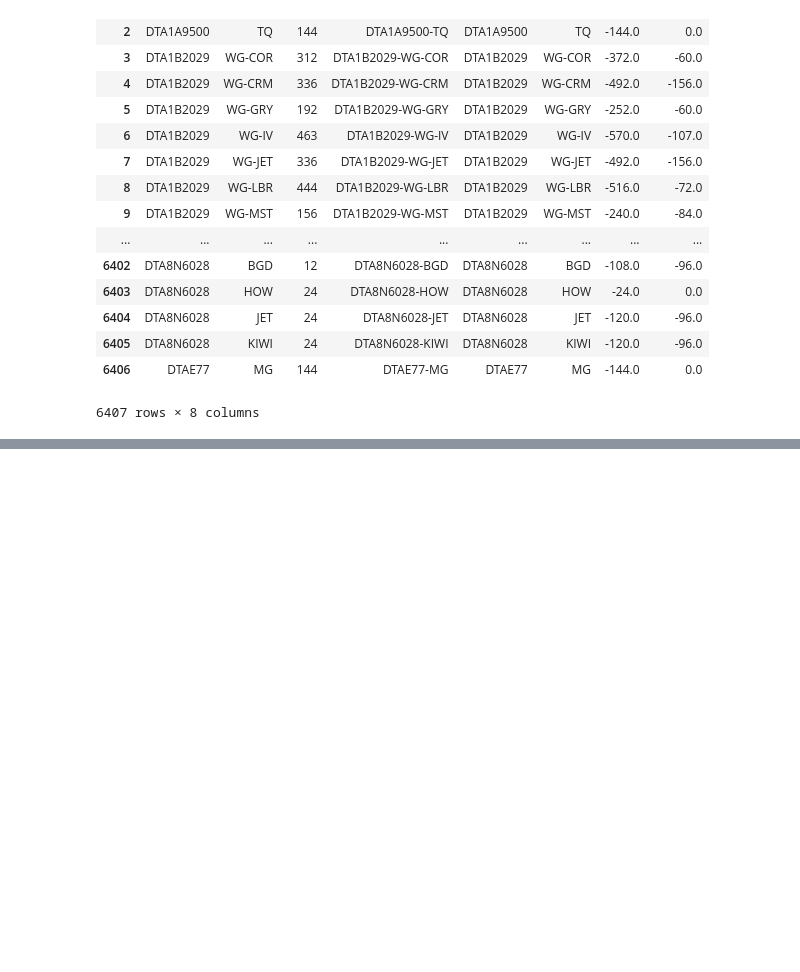
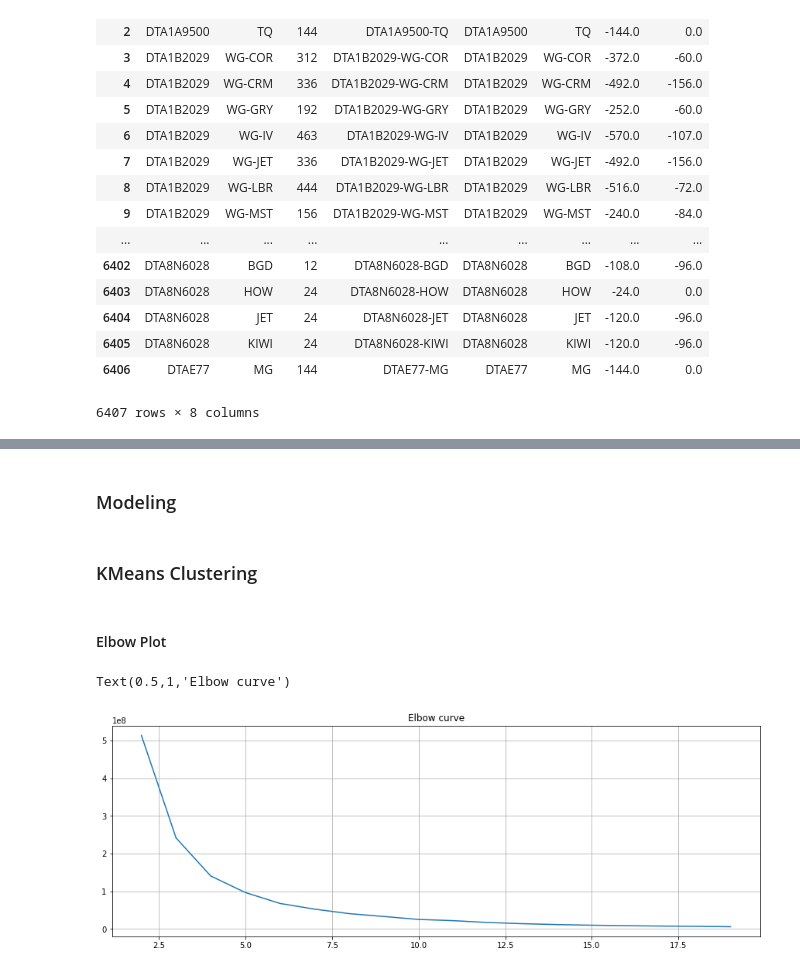
Before and after one commit to lksfr/NOSO, a Jupyter notebook: Ray/UNO.ipynb, the cells around one changed output, grey strips where cells are left out. Saved outputs shown, nothing was run; the diff lists cells and outputs as text; code cells hidden in the pictures; blank space fills up the shorter version.

```diff
--- a/Ray/UNO.ipynb
+++ b/Ray/UNO.ipynb
@@ -101,0 +104,2 @@ merged_df
+# %%
+df = pd.read_pickle("../Bird/sales_latest_update.pkl")
@@ -101,0 +116,29 @@ merged_df
+# %% [markdown]
+### Modeling
+# %% [markdown]
+### KMeans Clustering
+# %% [markdown]
+#### Elbow Plot
+# %%
+#Excluding outliers and qty < 0
+df = df.loc[(df["UNIT PRICE"]<40) & (df["QTY"]>0),:]
+# %%
+from sklearn.cluster import KMeans as kmeans
+
+qty_price = df.loc[:,["UNIT PRICE", "QTY"]]
+X = qty_price["UNIT PRICE"]
+y = qty_price["QTY"]
+
+distorsions = []
+for k in range(2, 20):
+    kmeans = KMeans(n_clusters=k)
+    kmeans.fit(qty_price)
+    distorsions.append(kmeans.inertia_)
+
+fig = plt.figure(figsize=(15, 5))
+plt.plot(range(2, 20), distorsions)
+plt.grid(True)
+plt.title('Elbow curve')
+# %% [output]
+Text(0.5,1,'Elbow curve')
+[figure, added]
```
Also changed, not shown: parts of 8 cells of this notebook, 4 other files.
